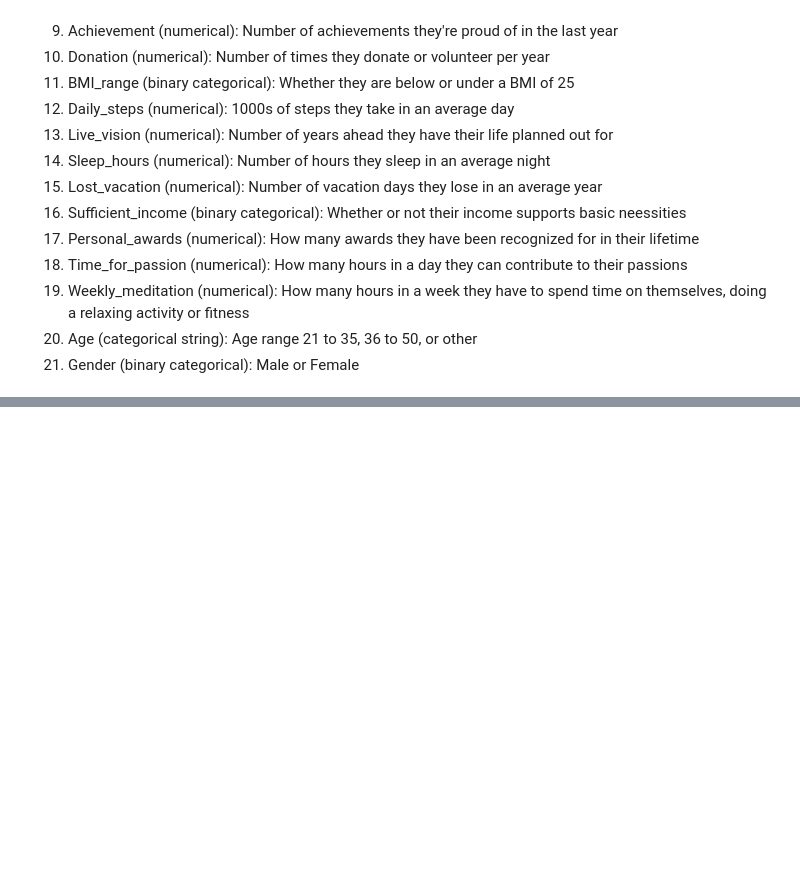
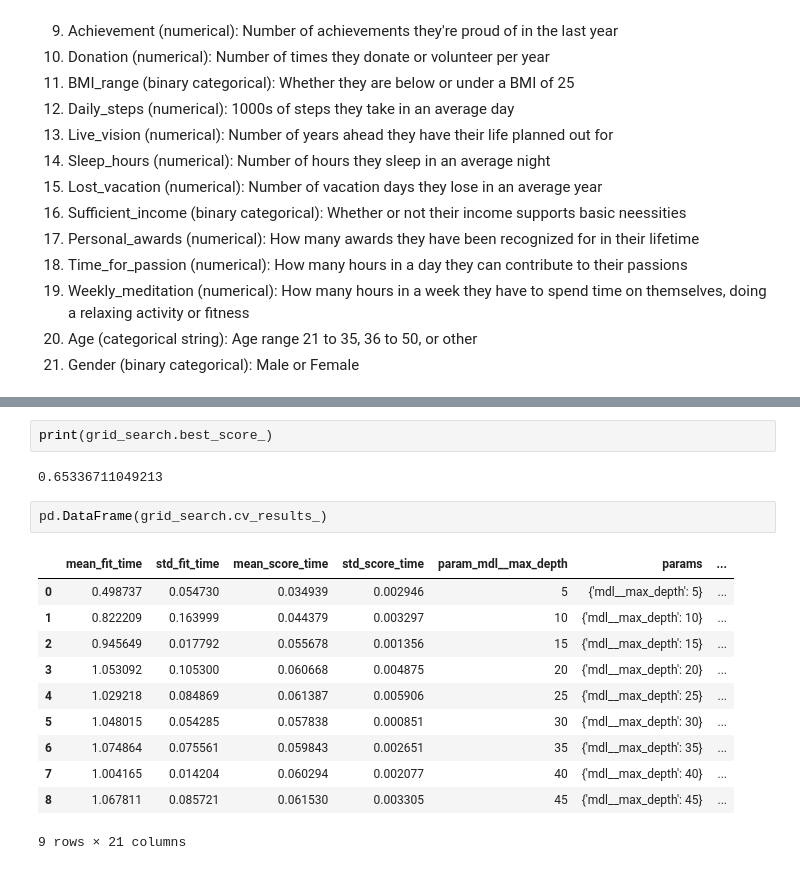
Before and after one commit to ishankaul1/failed_ml_project_lol, a Jupyter notebook: Assignment1.ipynb, the cells around one changed output, grey strips where cells are left out. Cells and saved outputs as stored; diff of their text form; blank space fills up the shorter version.

```diff
--- a/Assignment1.ipynb
+++ b/Assignment1.ipynb
@@ -367,0 +470,18 @@ The final set of features we will be using are:
+# %%
+print(grid_search.best_score_)
+# %% [output]
+0.65336711049213
+# %%
+pd.DataFrame(grid_search.cv_results_)
+# %% [output]
+|  | mean_fit_time | std_fit_time | mean_score_time | std_score_time | param_mdl__max_depth | params | ... |
+| 0 | 0.498737 | 0.054730 | 0.034939 | 0.002946 | 5 | {'mdl__max_depth': 5} | ... |
+| 1 | 0.822209 | 0.163999 | 0.044379 | 0.003297 | 10 | {'mdl__max_depth': 10} | ... |
+| 2 | 0.945649 | 0.017792 | 0.055678 | 0.001356 | 15 | {'mdl__max_depth': 15} | ... |
+| 3 | 1.053092 | 0.105300 | 0.060668 | 0.004875 | 20 | {'mdl__max_depth': 20} | ... |
+| 4 | 1.029218 | 0.084869 | 0.061387 | 0.005906 | 25 | {'mdl__max_depth': 25} | ... |
+| 5 | 1.048015 | 0.054285 | 0.057838 | 0.000851 | 30 | {'mdl__max_depth': 30} | ... |
+| 6 | 1.074864 | 0.075561 | 0.059843 | 0.002651 | 35 | {'mdl__max_depth': 35} | ... |
+| 7 | 1.004165 | 0.014204 | 0.060294 | 0.002077 | 40 | {'mdl__max_depth': 40} | ... |
+| 8 | 1.067811 | 0.085721 | 0.061530 | 0.003305 | 45 | {'mdl__max_depth': 45} | ... |
+9 rows × 21 columns
```
Also changed, not shown: parts of 10 cells of this notebook.
